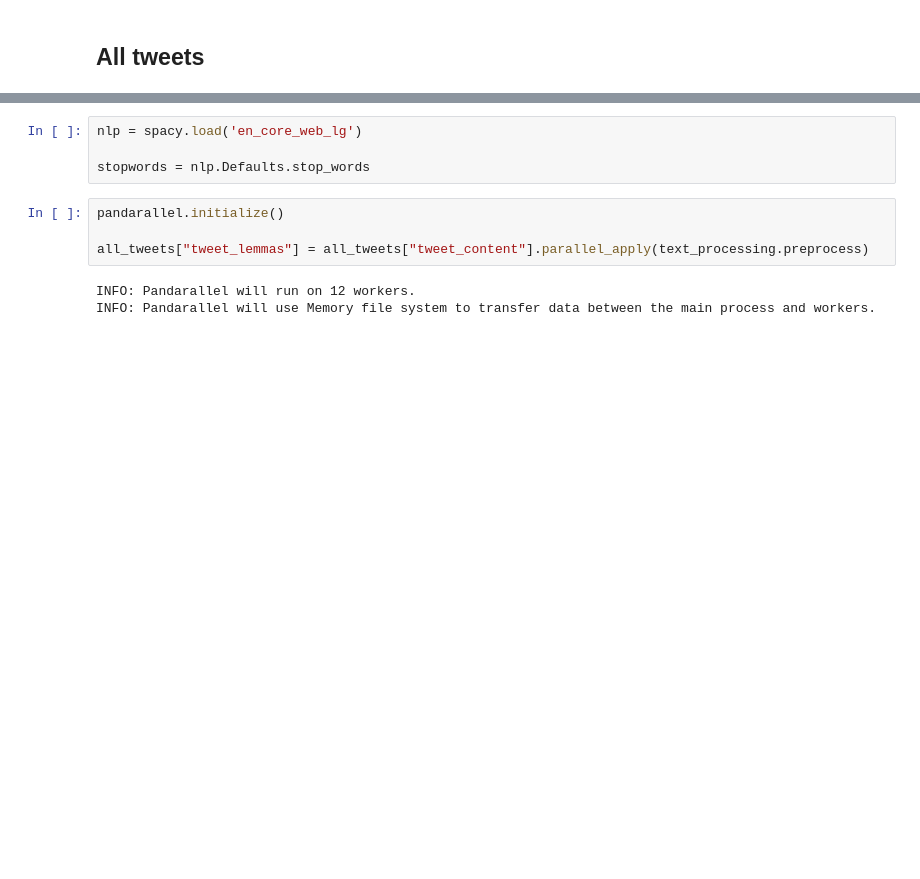
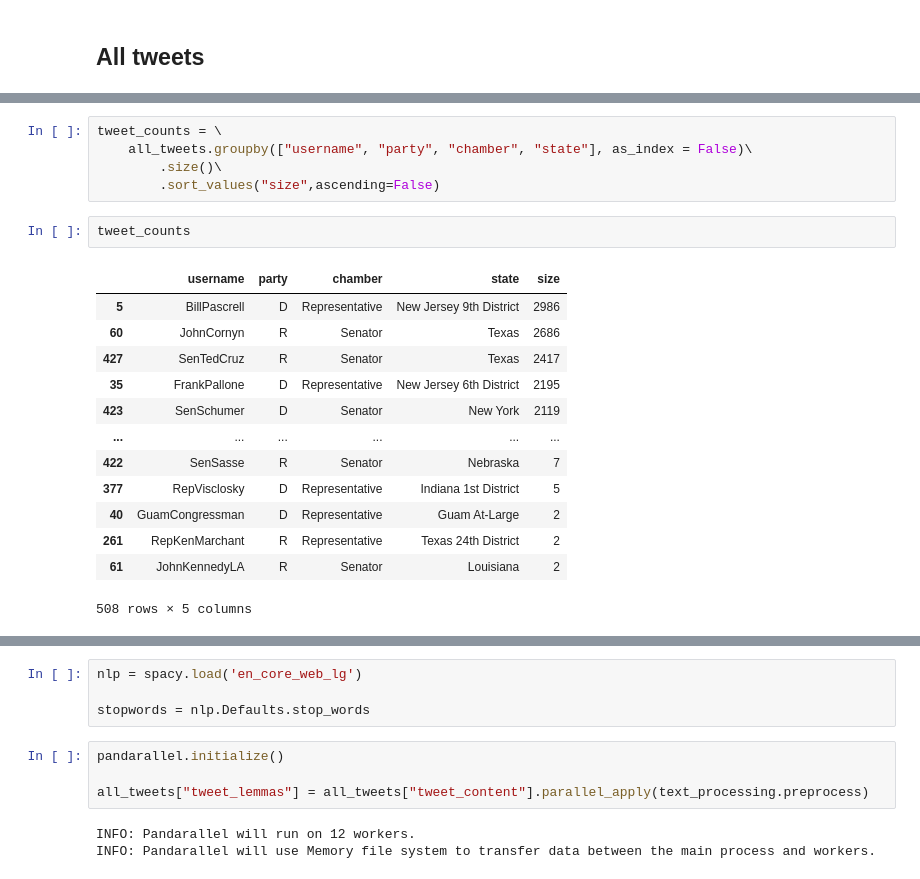
Before and after one commit to ajw2329/congress_twitter, a Jupyter notebook: notebooks/model_experiments.ipynb, the cells around one changed output, grey strips where cells are left out. Saved outputs shown, nothing was run; the diff lists cells and outputs as text; blank space fills up the shorter version.

```diff
--- a/notebooks/model_experiments.ipynb
+++ b/notebooks/model_experiments.ipynb
@@ -39,0 +71,21 @@ all_tweets.head()
+# %%
+tweet_counts = \
+    all_tweets.groupby(["username", "party", "chamber", "state"], as_index = False)\
+        .size()\
+        .sort_values("size",ascending=False)
+# %%
+tweet_counts
+# %% [output]
+|  | username | party | chamber | state | size |
+| 5 | BillPascrell | D | Representative | New Jersey 9th District | 2986 |
+| 60 | JohnCornyn | R | Senator | Texas | 2686 |
+| 427 | SenTedCruz | R | Senator | Texas | 2417 |
+| 35 | FrankPallone | D | Representative | New Jersey 6th District | 2195 |
+| 423 | SenSchumer | D | Senator | New York | 2119 |
+| ... | ... | ... | ... | ... | ... |
+| 422 | SenSasse | R | Senator | Nebraska | 7 |
+| 377 | RepVisclosky | D | Representative | Indiana 1st District | 5 |
+| 40 | GuamCongressman | D | Representative | Guam At-Large | 2 |
+| 261 | RepKenMarchant | R | Representative | Texas 24th District | 2 |
+| 61 | JohnKennedyLA | R | Senator | Louisiana | 2 |
+508 rows × 5 columns
```
Also changed, not shown: parts of 11 cells of this notebook, 1 other file.
